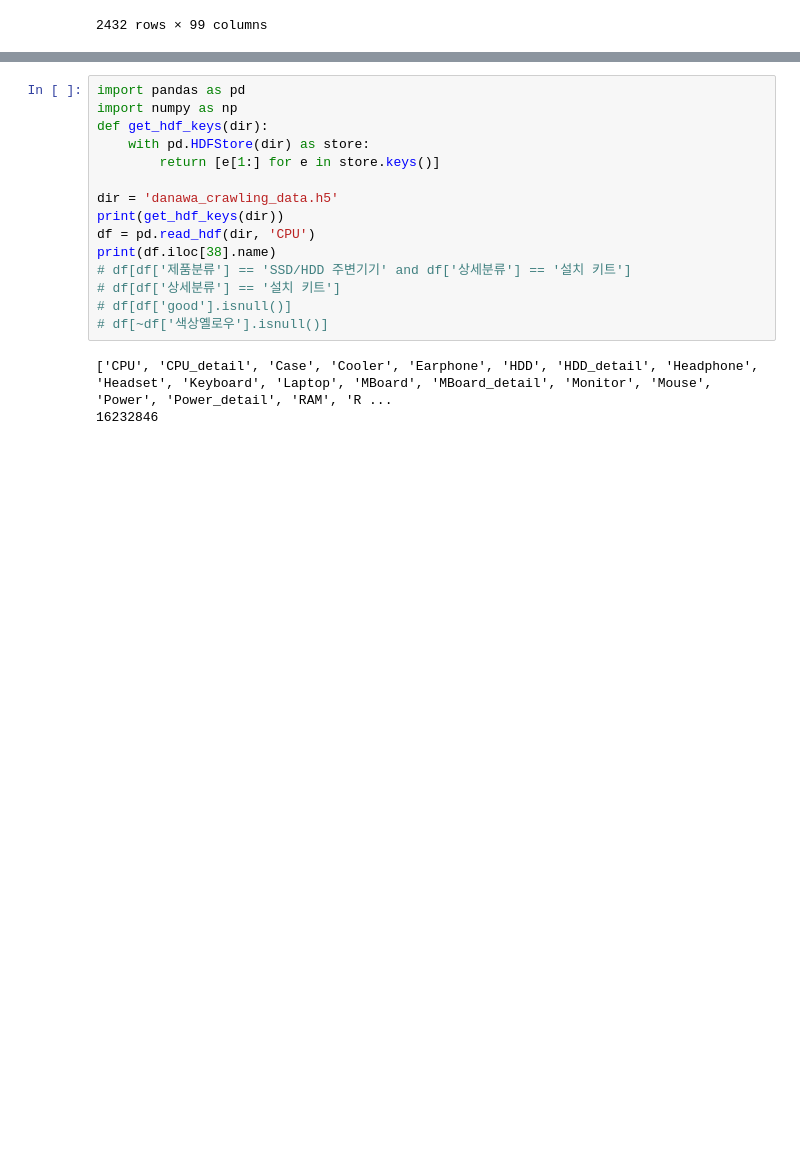
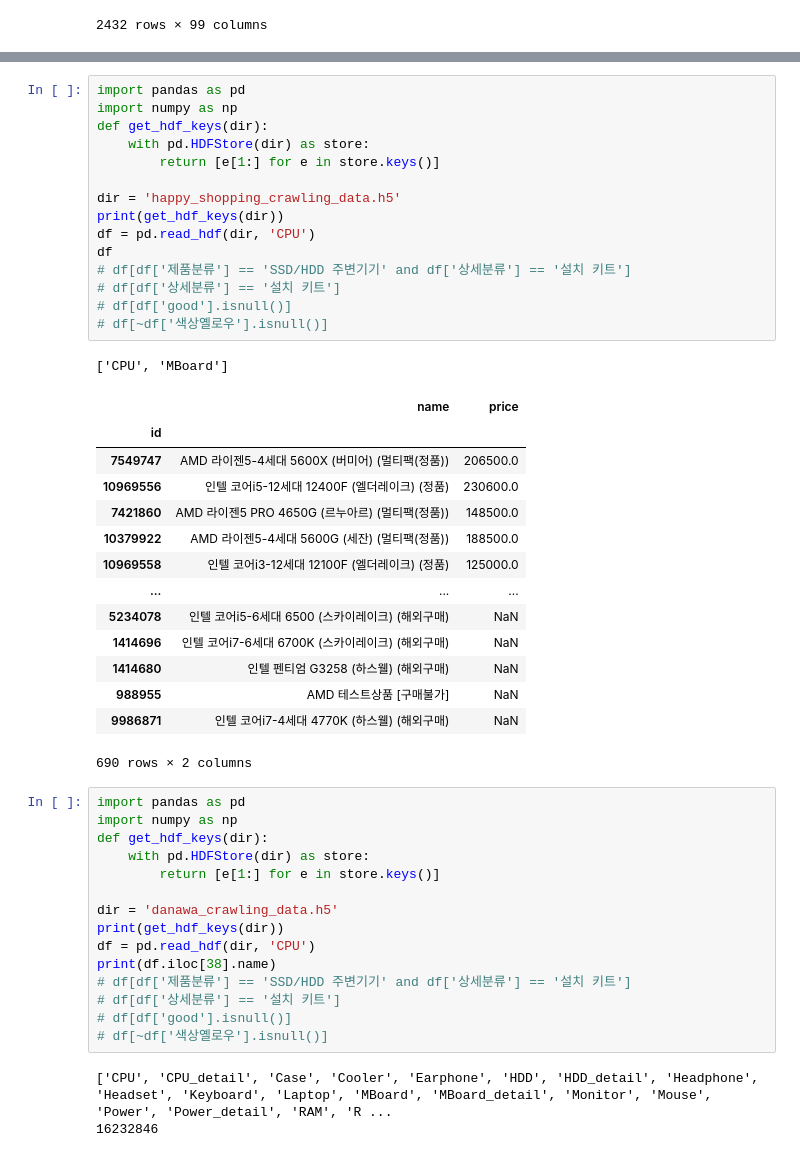
Before and after one commit to seokjin1013/computer-rec-crawling, a Jupyter notebook: test.ipynb, the cells around one changed output, grey strips where cells are left out. Drawn from its saved outputs; the diff is of its cells as text; blank space fills up the shorter version.

```diff
--- a/test.ipynb
+++ b/test.ipynb
@@ -117,3 +148,34 @@ df
+# %%
+import pandas as pd
+import numpy as np
+def get_hdf_keys(dir):
+    with pd.HDFStore(dir) as store:
+        return [e[1:] for e in store.keys()]
+
+dir = 'happy_shopping_crawling_data.h5'
+print(get_hdf_keys(dir))
+df = pd.read_hdf(dir, 'CPU')
+df
+# df[df['제품분류'] == 'SSD/HDD 주변기기' and df['상세분류'] == '설치 키트']
+# df[df['상세분류'] == '설치 키트']
+# df[df['good'].isnull()]
+# df[~df['색상옐로우'].isnull()]
+# %% [output]
+['CPU', 'MBoard']
+|  | name | price |
+| id |  |  |
+| 7549747 | AMD 라이젠5-4세대 5600X (버미어) (멀티팩(정품)) | 206500.0 |
+| 10969556 | 인텔 코어i5-12세대 12400F (엘더레이크) (정품) | 230600.0 |
+| 7421860 | AMD 라이젠5 PRO 4650G (르누아르) (멀티팩(정품)) | 148500.0 |
+| 10379922 | AMD 라이젠5-4세대 5600G (세잔) (멀티팩(정품)) | 188500.0 |
+| 10969558 | 인텔 코어i3-12세대 12100F (엘더레이크) (정품) | 125000.0 |
+| ... | ... | ... |
+| 5234078 | 인텔 코어i5-6세대 6500 (스카이레이크) (해외구매) | NaN |
+| 1414696 | 인텔 코어i7-6세대 6700K (스카이레이크) (해외구매) | NaN |
+| 1414680 | 인텔 펜티엄 G3258 (하스웰) (해외구매) | NaN |
+| 988955 | AMD 테스트상품 [구매불가] | NaN |
+| 9986871 | 인텔 코어i7-4세대 4770K (하스웰) (해외구매) | NaN |
+690 rows × 2 columns
 # %%
 import pandas as pd
 import numpy as np
```
Also changed, not shown: parts of 1 cell of this notebook, 3 other files.
